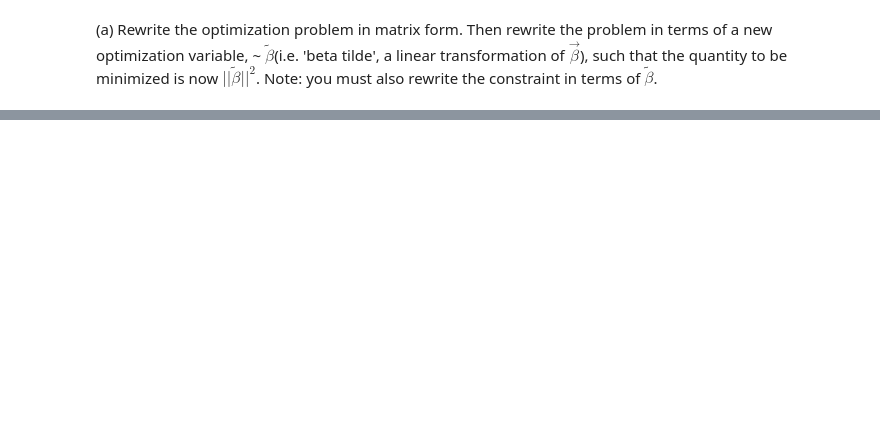
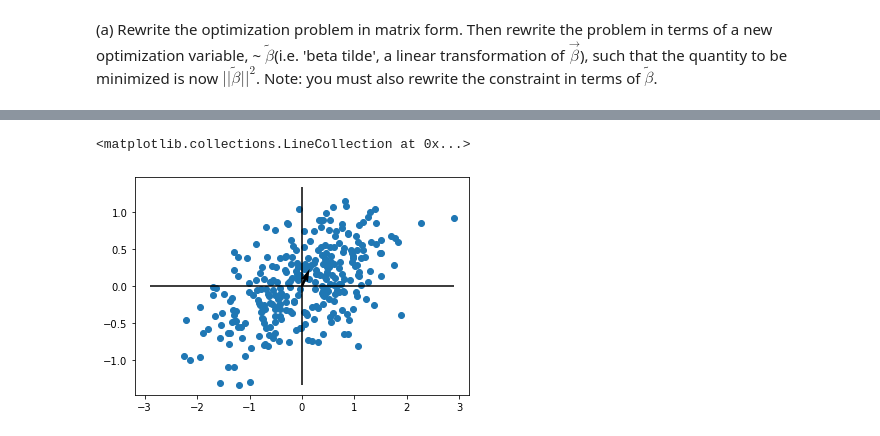
Before and after one commit to AkihitoM/Final-Project, a Jupyter notebook: Final_Project.ipynb, the cells around one changed output, grey strips where cells are left out. Drawn from its saved outputs; the diff is of its cells as text; code cells hidden in the pictures; blank space fills up the shorter version.

```diff
--- a/Final_Project.ipynb
+++ b/Final_Project.ipynb
@@ -350,0 +424,14 @@ a new optimization variable, ~ $\tilde{\beta}$(i.e. 'beta tilde', a linear trans
+# %%
+# load the data
+DataQ3=spio.loadmat('/Users/akihitomaruya/Desktop/Courses/Class2021/Fall/Math tool for cognitive and neural science/hw2-files/constrainedLS.mat')
+
+# Visualize the raw data
+
+plt.figure()
+plt.scatter(DataQ3['data'][:,0],DataQ3['data'][:,1])
+plt.quiver(0,0,DataQ3['w'][0],DataQ3['w'][1])
+plt.hlines(0, -max(abs(DataQ3['data'][:,0])), max(abs(DataQ3['data'][:,0])))
+plt.vlines(0,-max(abs(DataQ3['data'][:,1])), max(abs(DataQ3['data'][:,1])))
+# %% [output]
+<matplotlib.collections.LineCollection at 0x...>
+[figure, added]
```
Also changed, not shown: parts of 78 cells of this notebook.
